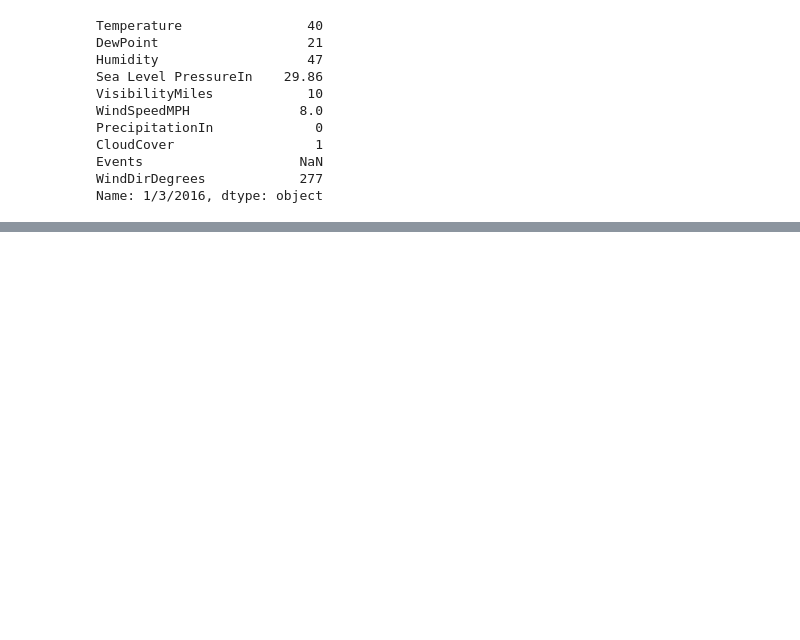
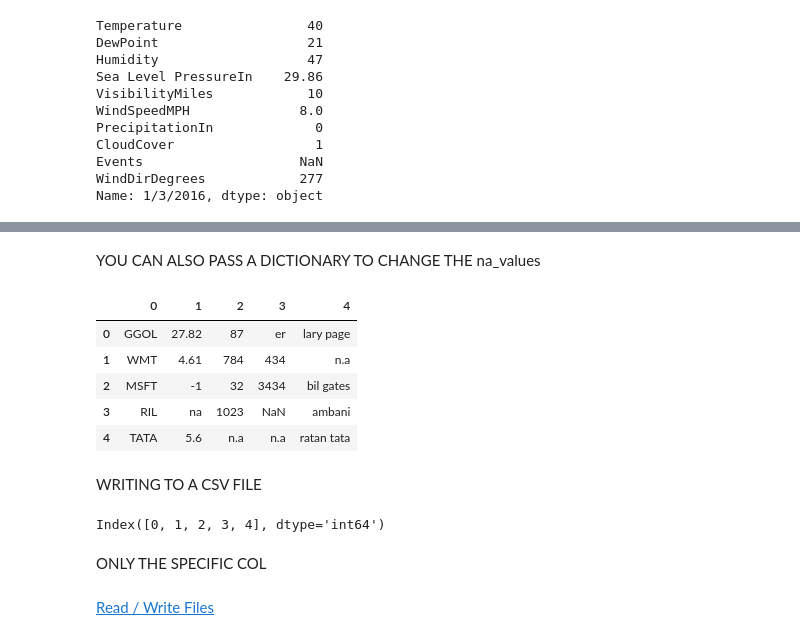
Before and after one commit to hsnaidu/basics, a Jupyter notebook: data_science/pandas-cheatsheet.ipynb, the cells around one changed output, grey strips where cells are left out. Saved outputs shown, nothing was run; the diff lists cells and outputs as text; code cells hidden in the pictures; blank space fills up the shorter version.

```diff
--- a/data_science/pandas-cheatsheet.ipynb
+++ b/data_science/pandas-cheatsheet.ipynb
@@ -286,0 +404,25 @@ Name: 1/3/2016, dtype: object
+# %% [markdown]
+YOU CAN ALSO PASS A DICTIONARY TO CHANGE THE na_values
+# %%
+df = pd.read_excel('C:\\Users\\harip\\Desktop\\refrence\\data_science\\dataset\\noheader.xlsx',header = None,na_values= {3:['34']})
+df
+# can be applied to multiple column
+# but before doing this we need to check the data throughly and under-stand it
+# %% [output]
+|  | 0 | 1 | 2 | 3 | 4 |
+| 0 | GGOL | 27.82 | 87 | er | lary page |
+| 1 | WMT | 4.61 | 784 | 434 | n.a |
+| 2 | MSFT | -1 | 32 | 3434 | bil gates |
+| 3 | RIL | na | 1023 | NaN | ambani |
+| 4 | TATA | 5.6 | n.a | n.a | ratan tata |
+# %% [markdown]
+WRITING TO A CSV FILE
+# %%
+df.to_csv('new.csv',index = False) # if you dont wnat any index
+df.to_csv('new.csv',header = False) # if you dont want any header
+# lets say you only want to write two cols and not others
+df.columns
+# %% [output]
+Index([0, 1, 2, 3, 4], dtype='int64')
+# %% [markdown]
+ONLY THE SPECIFIC COL
@@ -286,0 +431,2 @@ Name: 1/3/2016, dtype: object
+# %% [markdown]
+[Read / Write Files](https://www.youtube.com/watch?v=-0NwrcZOKhQ&list=PLeo1K3hjS3uuASpe-1LjfG5f14Bnozjwy&index=5)
```
Also changed, not shown: parts of 29 cells of this notebook, 6 other files.
